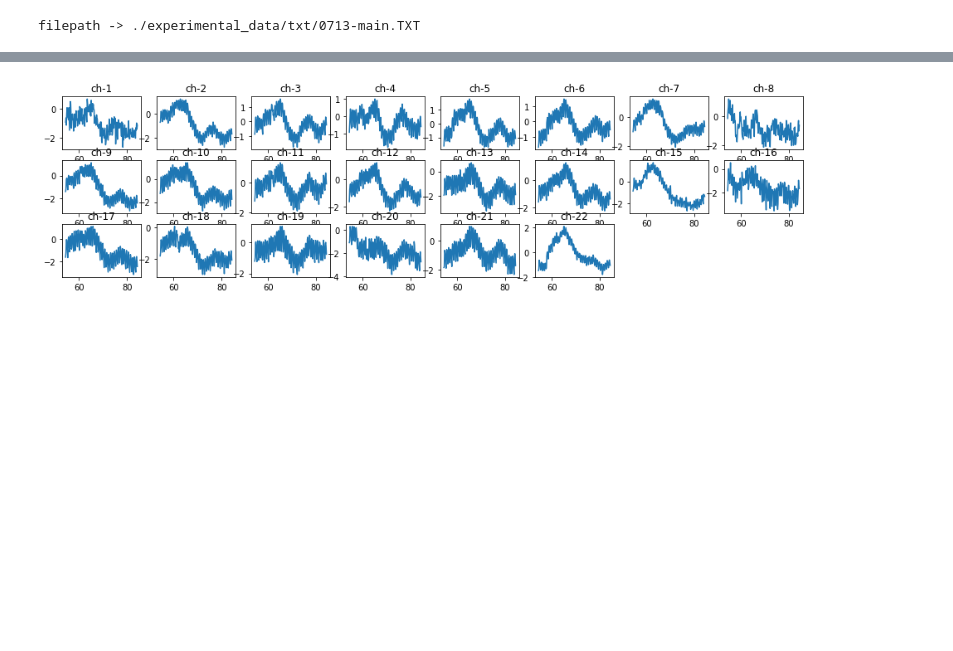
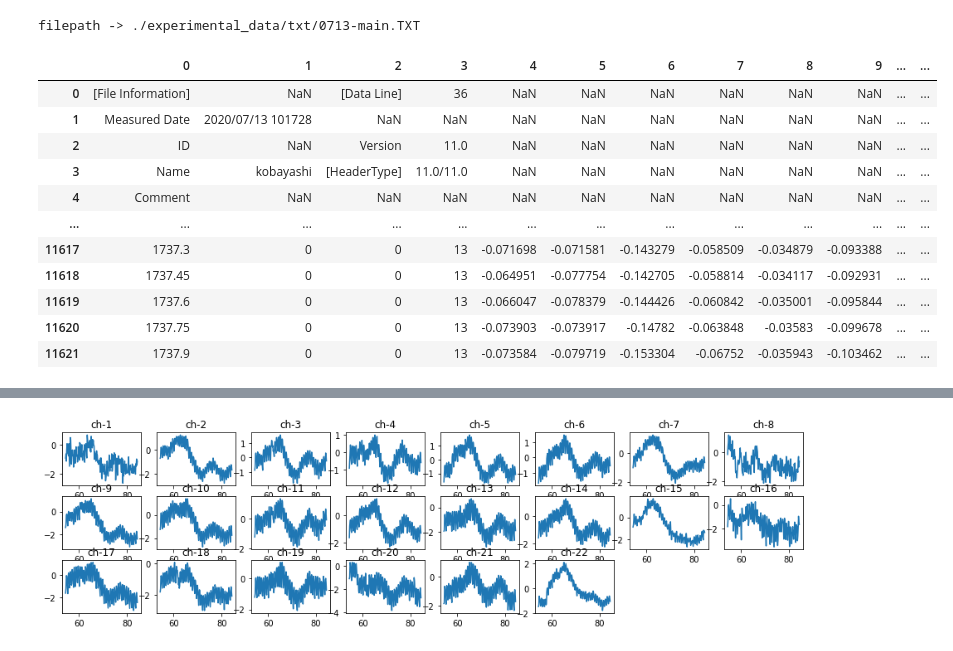
Before and after one commit to YUTATanamoto/nirs-analysis, a Jupyter notebook: analyze-nirs-data.ipynb, the cells around one changed output, grey strips where cells are left out. Drawn from its saved outputs; the diff is of its cells as text; code cells hidden in the pictures; blank space fills up the shorter version.

```diff
--- a/analyze-nirs-data.ipynb
+++ b/analyze-nirs-data.ipynb
@@ -8,7 +8,7 @@ from tqdm import tqdm
 import matplotlib.pyplot as plt
 # %%
 # define constants.
-measurement_period = 0.15  # [sec]
+measurement_period = 0.15     # [sec]
 preceding_rest_duration = 45  # [sec]
 task_duration = 30            # [sec]
 following_rest_duration = 45  # [sec]
@@ -16,61 +16,79 @@ num_preceding_rest_samples = int(preceding_rest_duration/measurement_period)
 num_task_samples = int(task_duration/measurement_period)
 num_following_rest_samples = int(following_rest_duration/measurement_period)
 num_trial_samples = num_preceding_rest_samples+num_task_samples+num_following_rest_samples
 num_columns = 70
 data_table_start_row_index = 33
 marker_string = "1"
-filepath = filepath_list[5]
-data_dir = './experimental_data/txt'
-filepath_list = glob.glob(data_dir+'/*')
+# data_dir = './experimental_data/txt'
+# filepath_list = glob.glob(data_dir+'/*')
+# filepath = filepath_list[5]
+filepath = './experimental_data/txt/0713-main.TXT'
 print('filepath -> {}'.format(filepath))
 
-names = np.arange(num_columns).astype(str)
-df = pd.read_csv(filepath, names=names, sep='\t')
-# display(df)
+# load text file and make dataframe object
+temporary_names = np.arange(num_columns).astype(str)
+df = pd.read_csv(filepath, names=temporary_names, sep='\t')
+display(df)
 
-oxy_data = df[[*names[:3:2],*names[4::3]]][data_table_start_row_index:].values
+# create dataframe object that contains oxy-hb data
+oxy_data = df[[*temporary_names[:3:2],*temporary_names[4::3]]][data_table_start_row_index:].values
 oxy_df_column_labels = [*oxy_data[1][:2], *[label.replace(' ', '') for label in oxy_data[0][2:]]]
-# print('oxy_df_column_labels -> {}'.format(oxy_df_column_labels))
 oxy_df = pd.DataFrame(oxy_data[2:], columns=oxy_df_column_labels)
-# display(oxy_df)
+display(oxy_df)
 
+# find marker index where its value is not equal to <marker_string>
 finding_marker_query_statement = 'Mark=="{}"'.format(marker_string)
-marker_index_array = oxy_df.query(finding_marker_query_statement).index.values
-num_markers = marker_index_array.shape[0]
-# print('marker_index_array -> {}'.format(marker_index_array))
+marker_indexes = oxy_df.query(finding_marker_query_statement).index.values
+num_markers = marker_indexes.shape[0]
+print('marker indexes -> {}'.format(marker_indexes))
 
-for i in range(num_markers):
-    marker_index = marker_index_array[i]
-    following_marker_index = marker_index_array[i+1] if i != num_markers-1 else -1
-    channel_labels = oxy_df_column_labels[2:]
+# for each trial, caluculate z-scores of task samples and create dataframe.
+for marker_index in marker_indexes:
     time_label = oxy_df_column_labels[0]
-    all_channel_preceding_rest_samples = oxy_df[channel_labels][
+    preceding_rest_samples = oxy_df[channel_labels][
         marker_index
         :marker_index+num_preceding_rest_samples
     ]
-    all_channel_preceding_rest_sample_averages = np.average(all_channel_preceding_rest_samples.values.astype(float), axis=0)
-
-    all_channel_preceding_rest_sample_stds = np.std(all_channel_preceding_rest_samples.values.astype(float), axis=0)
-    preceding_rest_times = oxy_df[time_label][
-        marker_index
-        :marker_index+num_preceding_rest_samples
-    ].values.astype(float)
-    all_channel_task_samples = oxy_df[channel_labels][
-        marker_index+num_preceding_rest_samples
-        :marker_index+num_preceding_rest_samples+num_task_samples
-    ]
+    preceding_rest_sample_averages = np.average(preceding_rest_samples.values.astype(float), axis=0)
+    preceding_rest_sample_stds = np.std(preceding_rest_samples.values.astype(float), axis=0)
     task_times = oxy_df[time_label][
         marker_index+num_preceding_rest_samples
         :marker_index+num_preceding_rest_samples+num_task_samples
     ].values.astype(float)
-    z_normalized_all_channel_task_samples = ((all_channel_task_samples.values.astype(float) - all_channel_preceding_rest_sample_averages) / all_channel_preceding_rest_sample_stds).T
+    task_samples = oxy_df[channel_labels][
+        marker_index+num_preceding_rest_samples
+        :marker_index+num_preceding_rest_samples+num_task_samples
+    ].values.astype(float)
+    z_normalized_task_samples = ((task_samples - preceding_rest_sample_averages) / preceding_rest_sample_stds)
+    z_normalized_task_samples_with_times = np.hstack([np.expand_dims(task_times, axis=1), z_normalized_task_samples])
+    z_normalized_task_sample_df_column_labels = [oxy_df_column_labels[0], *oxy_df_column_labels[2:]]
+    z_normalized_task_sample_df = pd.DataFrame(
+        z_normalized_task_samples_with_times,
+        columns=z_normalized_task_sample_df_column_labels
+    )
+    print("\n\nz normalized")
+    display(z_normalized_task_sample_df)
+
+    # visualize data
     plt.figure(figsize=(16,4))
+    channel_labels = oxy_df_column_labels[2:]
     for i, channel_label in enumerate(channel_labels):
-        task_samples = z_normalized_all_channel_task_samples[i]
-#          task_samples = all_channel_task_samples[channel_label].values.astype(float)
+        task_samples = z_normalized_task_sample_df[channel_label]
         plt.subplot(3,8,i+1)
         plt.title(channel_label)
         plt.plot(task_times, task_samples)
     plt.show()
 # %% [output]
 filepath -> ./experimental_data/txt/0713-main.TXT
+|  | 0 | 1 | 2 | 3 | 4 | 5 | 6 | 7 | 8 | 9 | ... | ... |
+| 0 | [File Information] | NaN | [Data Line] | 36 | NaN | NaN | NaN | NaN | NaN | NaN | ... | ... |
+| 1 | Measured Date | 2020/07/13 101728 | NaN | NaN | NaN | NaN | NaN | NaN | NaN | NaN | ... | ... |
+| 2 | ID | NaN | Version | 11.0 | NaN | NaN | NaN | NaN | NaN | NaN | ... | ... |
+| 3 | Name | kobayashi | [HeaderType] | 11.0/11.0 | NaN | NaN | NaN | NaN | NaN | NaN | ... | ... |
+| 4 | Comment | NaN | NaN | NaN | NaN | NaN | NaN | NaN | NaN | NaN | ... | ... |
+| ... | ... | ... | ... | ... | ... | ... | ... | ... | ... | ... | ... | ... |
+| 11617 | 1737.3 | 0 | 0 | 13 | -0.071698 | -0.071581 | -0.143279 | -0.058509 | -0.034879 | -0.093388 | ... | ... |
+| 11618 | 1737.45 | 0 | 0 | 13 | -0.064951 | -0.077754 | -0.142705 | -0.058814 | -0.034117 | -0.092931 | ... | ... |
+| 11619 | 1737.6 | 0 | 0 | 13 | -0.066047 | -0.078379 | -0.144426 | -0.060842 | -0.035001 | -0.095844 | ... | ... |
+| 11620 | 1737.75 | 0 | 0 | 13 | -0.073903 | -0.073917 | -0.14782 | -0.063848 | -0.03583 | -0.099678 | ... | ... |
+| 11621 | 1737.9 | 0 | 0 | 13 | -0.073584 | -0.079719 | -0.153304 | -0.06752 | -0.035943 | -0.103462 | ... | ... |
```
Also changed, not shown: parts of 1 cell of this notebook.
